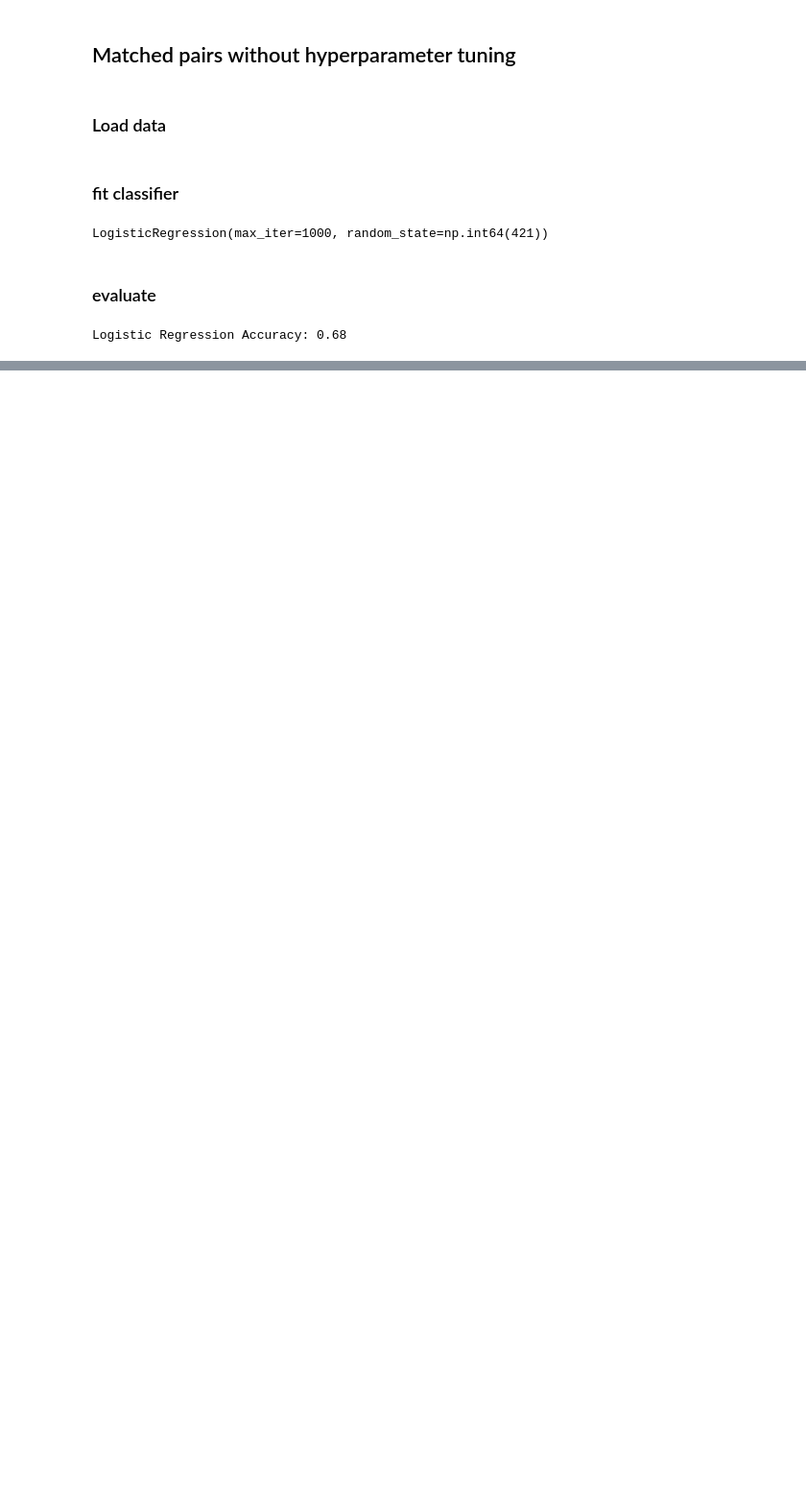
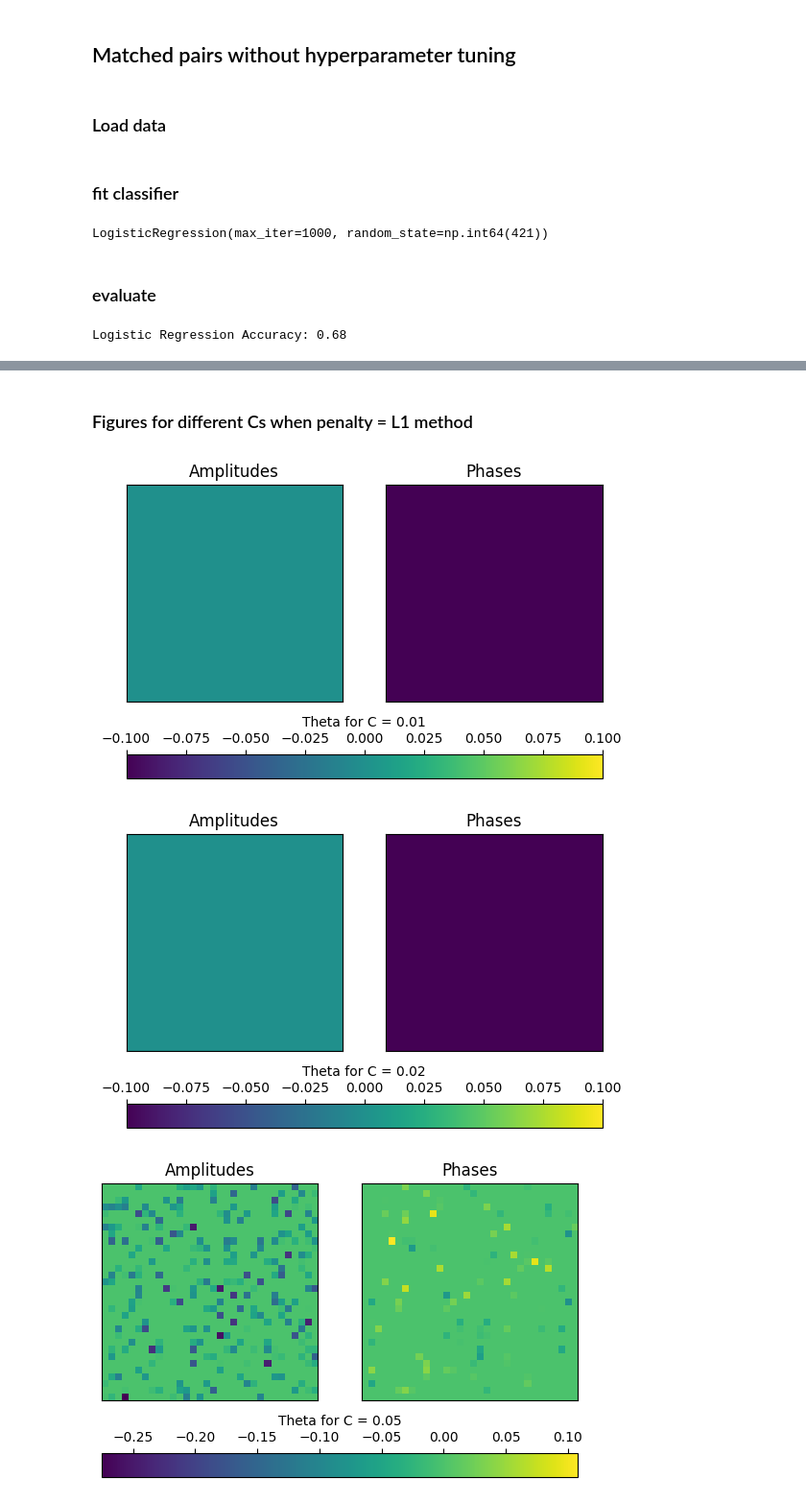
Before and after one commit to cjoshliu/cgl-stability-classifiers, a Jupyter notebook: logistic_regression.ipynb, the cells around one changed output, grey strips where cells are left out. Shown: that part at 96% size. Saved outputs shown, nothing was run; the diff lists cells and outputs as text; code cells hidden in the pictures; blank space fills up the shorter version.

```diff
--- a/logistic_regression.ipynb
+++ b/logistic_regression.ipynb
@@ -80,0 +185,30 @@ Logistic Regression Accuracy: 0.73
+# %% [markdown]
+### Figures for different Cs when penalty = L1 method
+# %%
+for C in Cs:
+    fig, (ax1, ax2) = plt.subplots(1, 2)
+
+    vmin = theta['l1'][C].min()
+    vmax = theta['l1'][C].max()
+
+    im1 = ax1.imshow(theta['l1'][C][0], vmin=vmin, vmax=vmax)
+    ax2.imshow(theta['l1'][C][1], vmin=vmin, vmax=vmax)
+
+    ax1.set_xticks([])
+    ax2.set_xticks([])
+    ax1.set_yticks([])
+    ax2.set_yticks([])
+
+    ax1.set_title('Amplitudes')
+    ax2.set_title('Phases')
+
+    cbar = fig.colorbar(im1, ax=[ax1, ax2], orientation='horizontal')
+    cbar.ax.xaxis.set_ticks_position('top')
+    cbar.ax.xaxis.set_label_position('top')
+    if penalty == None:
+        penalty = 'None'
+    cbar.set_label('Theta for C = ' + str(C))
+# %% [output]
+[figure, added]
+[figure, added]
+[figure, added]
```
Also changed, not shown: parts of 19 cells of this notebook, 11 other files.
